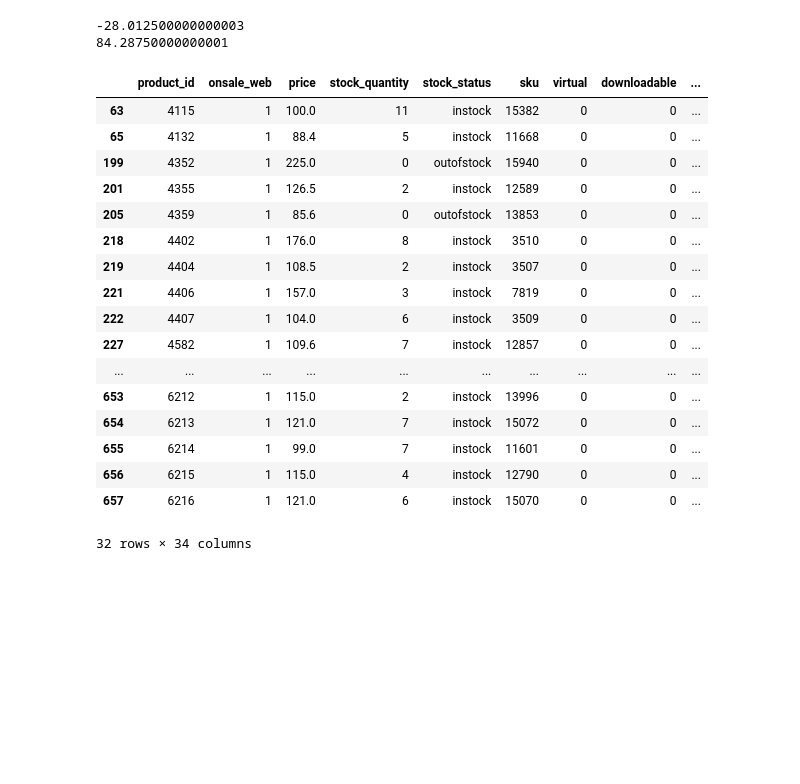
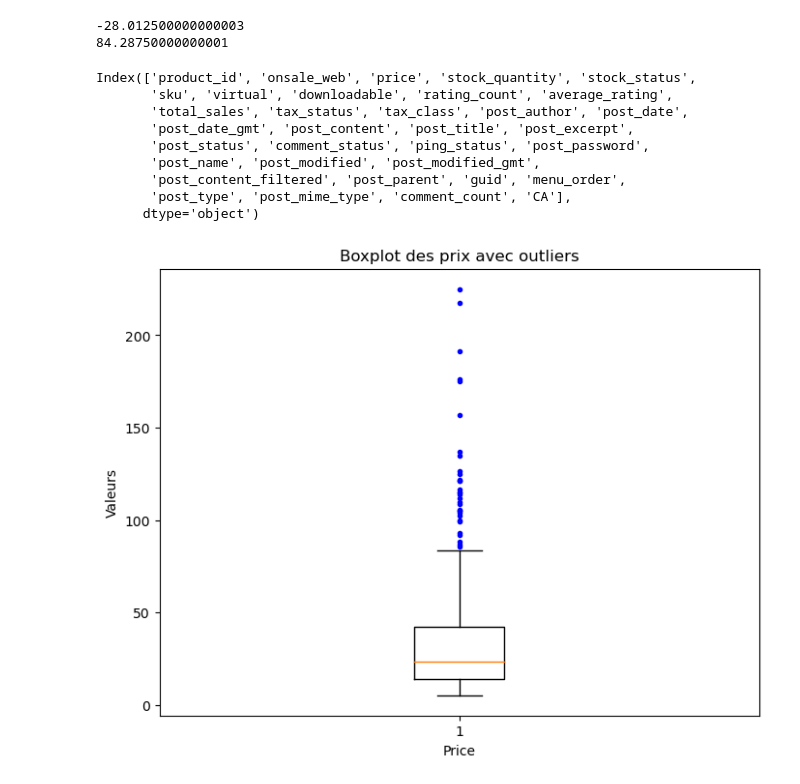
Before and after one commit to AntoineJBQ/Projet-5, a Jupyter notebook: Projet 5.ipynb, the cells around one changed output. Drawn from its saved outputs; the diff is of its cells as text; code cells hidden in the pictures; blank space fills up the shorter version.

Commit message:
ajout du graphe

```diff
--- a/Projet 5.ipynb
+++ b/Projet 5.ipynb
@@ -364,23 +364,26 @@ print(upper_bound)
 # Identification des outliers
 outliers = All[(All['price'] < lower_bound) | (All['price'] > upper_bound)]
 # %%
-outliers
+outliers.columns
 # %% [output]
-|  | product_id | onsale_web | price | stock_quantity | stock_status | sku | virtual | downloadable | ... |
-| 63 | 4115 | 1 | 100.0 | 11 | instock | 15382 | 0 | 0 | ... |
-| 65 | 4132 | 1 | 88.4 | 5 | instock | 11668 | 0 | 0 | ... |
-| 199 | 4352 | 1 | 225.0 | 0 | outofstock | 15940 | 0 | 0 | ... |
-| 201 | 4355 | 1 | 126.5 | 2 | instock | 12589 | 0 | 0 | ... |
-| 205 | 4359 | 1 | 85.6 | 0 | outofstock | 13853 | 0 | 0 | ... |
-| 218 | 4402 | 1 | 176.0 | 8 | instock | 3510 | 0 | 0 | ... |
-| 219 | 4404 | 1 | 108.5 | 2 | instock | 3507 | 0 | 0 | ... |
-| 221 | 4406 | 1 | 157.0 | 3 | instock | 7819 | 0 | 0 | ... |
-| 222 | 4407 | 1 | 104.0 | 6 | instock | 3509 | 0 | 0 | ... |
-| 227 | 4582 | 1 | 109.6 | 7 | instock | 12857 | 0 | 0 | ... |
-| ... | ... | ... | ... | ... | ... | ... | ... | ... | ... |
-| 653 | 6212 | 1 | 115.0 | 2 | instock | 13996 | 0 | 0 | ... |
-| 654 | 6213 | 1 | 121.0 | 7 | instock | 15072 | 0 | 0 | ... |
-| 655 | 6214 | 1 | 99.0 | 7 | instock | 11601 | 0 | 0 | ... |
-| 656 | 6215 | 1 | 115.0 | 4 | instock | 12790 | 0 | 0 | ... |
-| 657 | 6216 | 1 | 121.0 | 6 | instock | 15070 | 0 | 0 | ... |
-32 rows × 34 columns
+Index(['product_id', 'onsale_web', 'price', 'stock_quantity', 'stock_status',
+       'sku', 'virtual', 'downloadable', 'rating_count', 'average_rating',
+       'total_sales', 'tax_status', 'tax_class', 'post_author', 'post_date',
+       'post_date_gmt', 'post_content', 'post_title', 'post_excerpt',
+       'post_status', 'comment_status', 'ping_status', 'post_password',
+       'post_name', 'post_modified', 'post_modified_gmt',
+       'post_content_filtered', 'post_parent', 'guid', 'menu_order',
+       'post_type', 'post_mime_type', 'comment_count', 'CA'],
+      dtype='object')
+# %%
+import matplotlib.pyplot as plt
+
+# Création du boxplot avec outliers
+plt.figure(figsize=(8, 6))
+plt.boxplot(All['price'], whis=1.5, sym='b.')
+plt.title("Boxplot des prix avec outliers")
+plt.xlabel("Price")
+plt.ylabel("Valeurs")
+plt.show()
+# %% [output]
+[figure, added]
```
